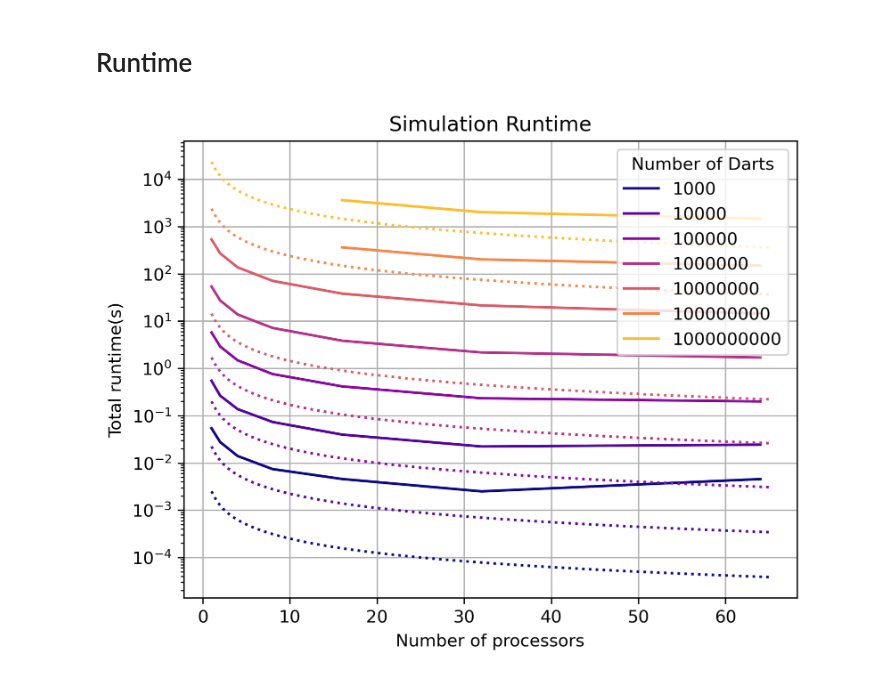
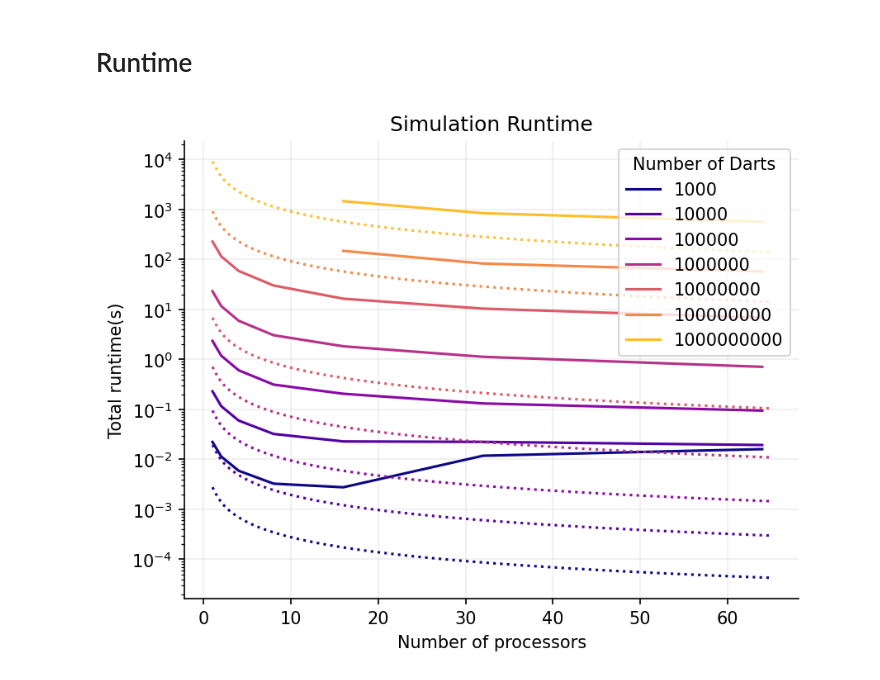
Before and after one commit to cmse822/project-2-pi-by-mpi-team-2, a Jupyter notebook: analysis/analysis.ipynb, the cells around one changed output. Cells and saved outputs as stored; diff of their text form; code cells hidden in the pictures.

```diff
--- a/analysis/analysis.ipynb
+++ b/analysis/analysis.ipynb
@@ -39,6 +39,4 @@ def combine_csv_files(directory, prefix="run"):
 # %%
 # Read data frames
 df = combine_csv_files("../data")
-
-# Only select results with runs of size 128
-df = df.loc[df['size_round'] == 128]
+df
@@ -47,7 +59,3 @@ df = df.loc[df['size_round'] == 128]
 # %%
 # Calculate Error
 df["error"] = np.abs(df["pi_result"] - np.pi)
-
-# Calculate mean and standard deviations
-.loc[1].reset_index
-df_mean
@@ -69,14 +69,17 @@ df_mean = df.groupby(['num_processors','num_darts']).mean()
 cmap = plt.get_cmap('viridis')
 procc_list = np.unique(df["num_processors"])
 for i, processor in enumerate(procc_list):
+    # Get current processor
+    df_local = df_mean.loc[processor].reset_index()
+
     # Fit polynomials
-    y = np.square(df["error"].loc[idx]) * df["num_darts"].loc[idx]
-    x = df["num_darts"].loc[idx]
+    y = np.square(df_local['error']) * df_local['num_darts']
+    x = df_local['num_darts']
 
     a = np.sqrt(np.polyfit(x,y,0))
 
     # Plot results
-    line, = plt.plot(df["num_darts"].loc[idx], df["error"].loc[idx],c=cmap(i/len(procc_list)),linestyle='-')
+    line, = plt.plot(df_local['num_darts'], df_local['error'],c=cmap(i/len(procc_list)),linestyle='-')
     line.set_label(processor)
 
     x = [10**3, 10**9]
@@ -91,3 +94,6 @@ plt.legend(title="Number of processors")
 plt.grid(True)
 plt.title("Error vs. Total Number of Darts")
 fig.savefig(os.path.join(path_figures,"img01.png"))
+ax.spines['top'].set_visible(False)
+ax.spines['right'].set_visible(False)
+ax.grid(alpha=0.2)
@@ -96,35 +104,41 @@ fig.savefig(os.path.join(path_figures,"img01.png"))
 # %%
 # Format figure
 fig, ax = plt.subplots()
 cmap = plt.get_cmap('plasma')
 
 # Obtain list of dart counts
 counts = np.unique(df["num_darts"])
 
+# Get mean values
+df_mean = df.groupby(['num_darts','num_processors']).mean()
+
 for i, count in enumerate(counts):
-    # Obtain logical index
-    idx = (df["num_darts"]==count) & (df["size_round"] == 128)
+    # Obtain local dataframe
+    df_local = df_mean.loc[count].reset_index()
 
     # Plot runtime
-    x = df["num_processors"].loc[idx]
-    y = df["total_runtime"].loc[idx]
+    x = df_local['num_processors']
+    y = df_local['total_runtime']
 
     line, = plt.plot(x,y,c=cmap(i/len(counts)))
     line.set_label(count)
 
     # Calculate baseline runtime
     t = y.min() * x.min()
     x = np.linspace(1,65,100)
     line_ideal, = plt.plot(x,t/x,linestyle=':')
     line_ideal.set_color(line.get_color())
 
 plt.grid(True)
 plt.yscale('log')
 #plt.xscale('log')
 plt.xlabel('Number of processors')
 plt.ylabel('Total runtime(s)')
 plt.title("Simulation Runtime")
 plt.legend(title="Number of Darts")
 fig.savefig(os.path.join(path_figures,"img02.png"))
+ax.spines['top'].set_visible(False)
+ax.spines['right'].set_visible(False)
+ax.grid(alpha=0.2)
 # %% [output]
-[figure, old version]
+[figure, new version]
```
Also changed, not shown: parts of 3 cells of this notebook.
